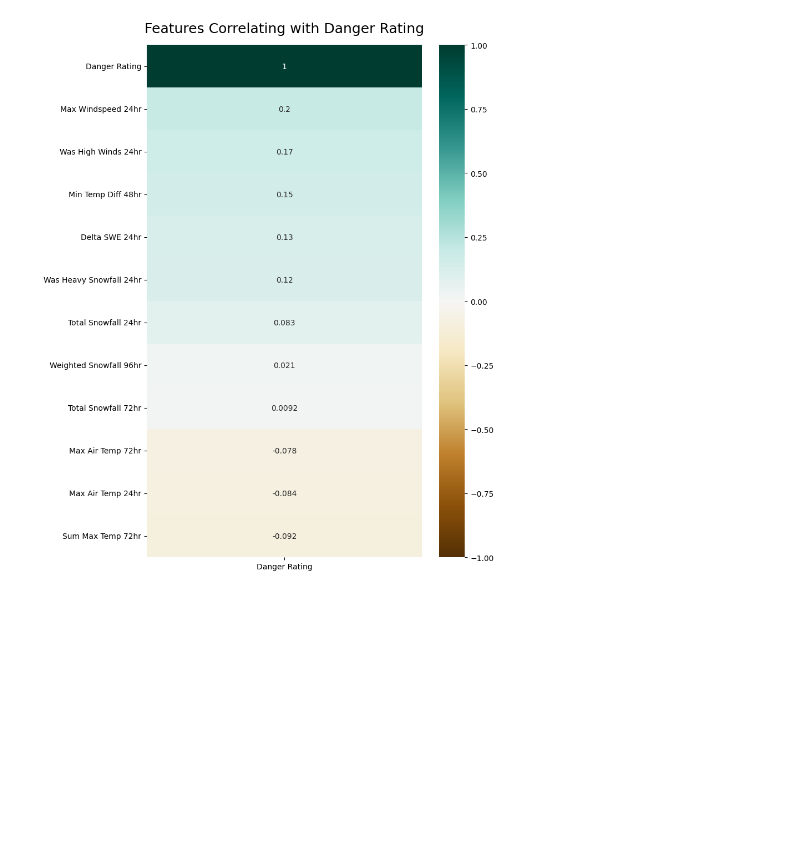
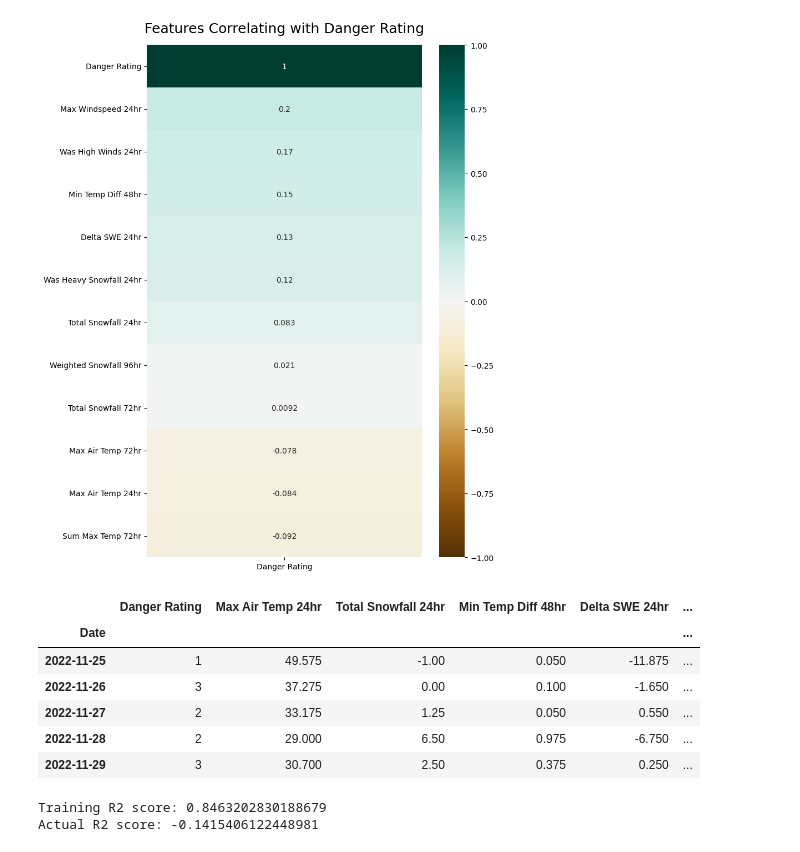
Before and after one commit to itsjpb/470-avalanche-prediction, a Jupyter notebook: jupyter/correlation_matrix.ipynb, the cells around one changed output. Cells and saved outputs as stored; diff of their text form; code cells hidden in the pictures; blank space fills up the shorter version.

Commit message:
dropping negative correlation columns makes r2 go down

```diff
--- a/jupyter/correlation_matrix.ipynb
+++ b/jupyter/correlation_matrix.ipynb
@@ -89,3 +91,43 @@ heatmap.set_title('Features Correlating with Danger Rating', fontdict={'fontsize
 # %% [output]
 Text(0.5, 1.0, 'Features Correlating with Danger Rating')
 [figure]
+# %%
+df.head()
+# %% [output]
+|  | Danger Rating | Max Air Temp 24hr | Total Snowfall 24hr | Min Temp Diff 48hr | Delta SWE 24hr | ... |
+| Date |  |  |  |  |  | ... |
+| 2022-11-25 | 1 | 49.575 | -1.00 | 0.050 | -11.875 | ... |
+| 2022-11-26 | 3 | 37.275 | 0.00 | 0.100 | -1.650 | ... |
+| 2022-11-27 | 2 | 33.175 | 1.25 | 0.050 | 0.550 | ... |
+| 2022-11-28 | 2 | 29.000 | 6.50 | 0.975 | -6.750 | ... |
+| 2022-11-29 | 3 | 30.700 | 2.50 | 0.375 | 0.250 | ... |
+# %%
+# just for funzies lets see what result we get
+
+from sklearn.model_selection import train_test_split
+from sklearn.metrics import r2_score
+from sklearn.ensemble import RandomForestRegressor # try classifier next
+
+training_data = df
+
+# Drop all columns with negative correlation
+df.drop(['Sum Max Temp 72hr', 'Max Air Temp 24hr', 'Max Air Temp 72hr'], inplace=True, axis=1)
+
+drop = 'Danger Rating'
+x = training_data.drop(drop, axis=1)
+y = training_data[drop]
+
+x_train, x_test, y_train, y_test = train_test_split(x, y, random_state=42)
+
+rf_regressor = RandomForestRegressor(random_state=42)
+
+rf_regressor.fit(x_train, y_train)
+
+y_pred_train = rf_regressor.predict(x_train)
+print('Training R2 score:', r2_score(y_train, y_pred_train))
+
+y_pred = rf_regressor.predict(x_test)
+print('Actual R2 score:', r2_score(y_test, y_pred))
+# %% [output]
+Training R2 score: 0.8463202830188679
+Actual R2 score: -0.1415406122448981
```
Also changed, not shown: parts of 1 cell of this notebook.
